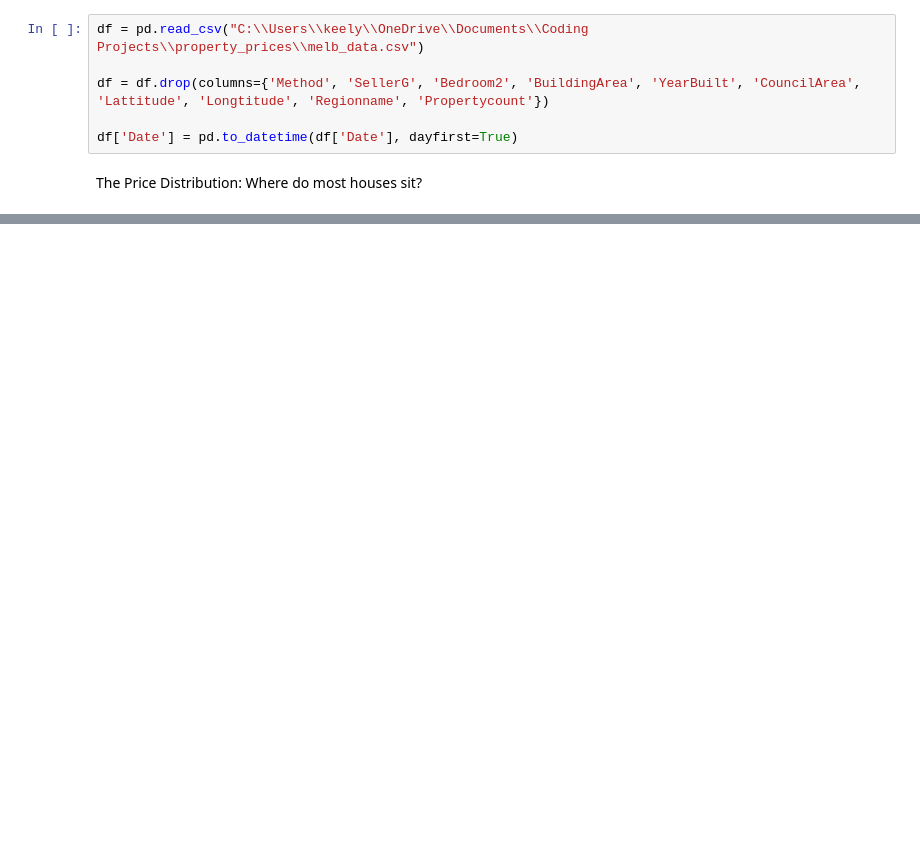
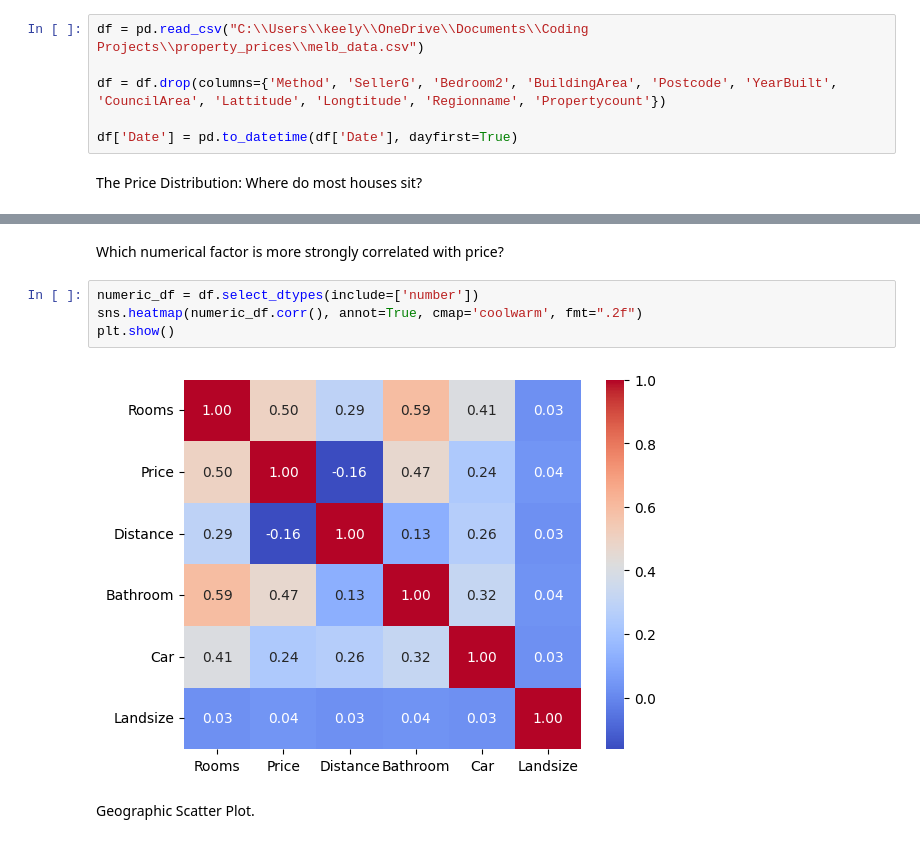
Before and after one commit to Keely-X/housing_market, a Jupyter notebook: property_prices/housing.ipynb, the cells around one changed output, grey strips where cells are left out. Drawn from its saved outputs; the diff is of its cells as text; blank space fills up the shorter version.

```diff
--- a/property_prices/housing.ipynb
+++ b/property_prices/housing.ipynb
@@ -8,7 +8,7 @@ Cleaning the initial data. Chosen columns: Suburb, Address, Rooms, Type, Price,
 # %%
 df = pd.read_csv("C:\\Users\\keely\\OneDrive\\Documents\\Coding Projects\\property_prices\\melb_data.csv")
 
-df = df.drop(columns={'Method', 'SellerG', 'Bedroom2', 'BuildingArea', 'YearBuilt', 'CouncilArea', 'Lattitude', 'Longtitude', 'Regionname', 'Propertycount'})
+df = df.drop(columns={'Method', 'SellerG', 'Bedroom2', 'BuildingArea', 'Postcode', 'YearBuilt', 'CouncilArea', 'Lattitude', 'Longtitude', 'Regionname', 'Propertycount'})
 
 df['Date'] = pd.to_datetime(df['Date'], dayfirst=True)
 # %% [markdown]
@@ -26,3 +26,13 @@ print(f"Mode Price: ${df['Price'].mode()[0]:,.2f}")
 Mean Price: $1,075,684.08
 Median Price: $903,000.00
 Mode Price: $1,100,000.00
+# %% [markdown]
+Which numerical factor is more strongly correlated with price?
+# %%
+numeric_df = df.select_dtypes(include=['number'])
+sns.heatmap(numeric_df.corr(), annot=True, cmap='coolwarm', fmt=".2f")
+plt.show()
+# %% [output]
+[figure, added]
+# %% [markdown]
+Geographic Scatter Plot.
```
Also changed, not shown: parts of 3 cells of this notebook.
